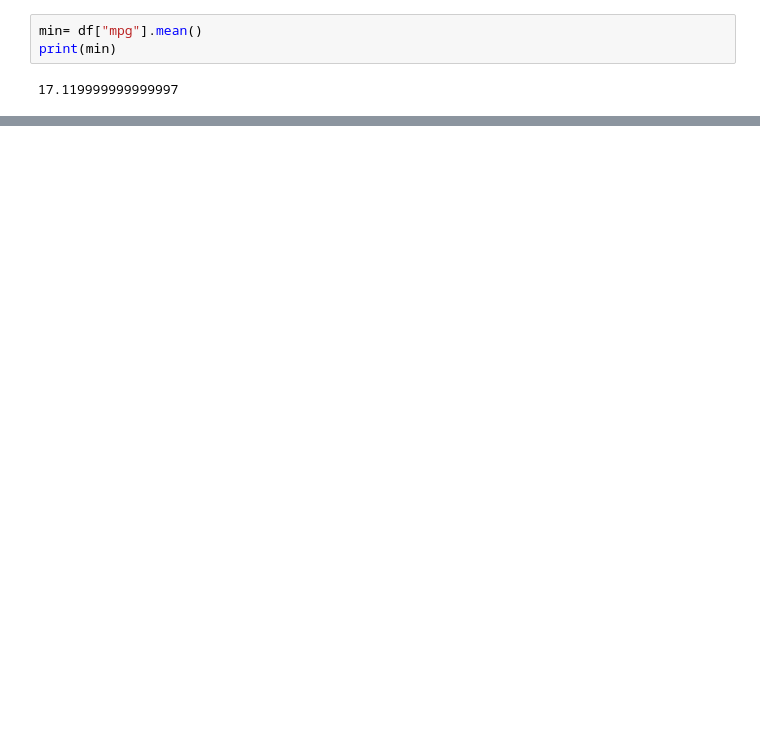
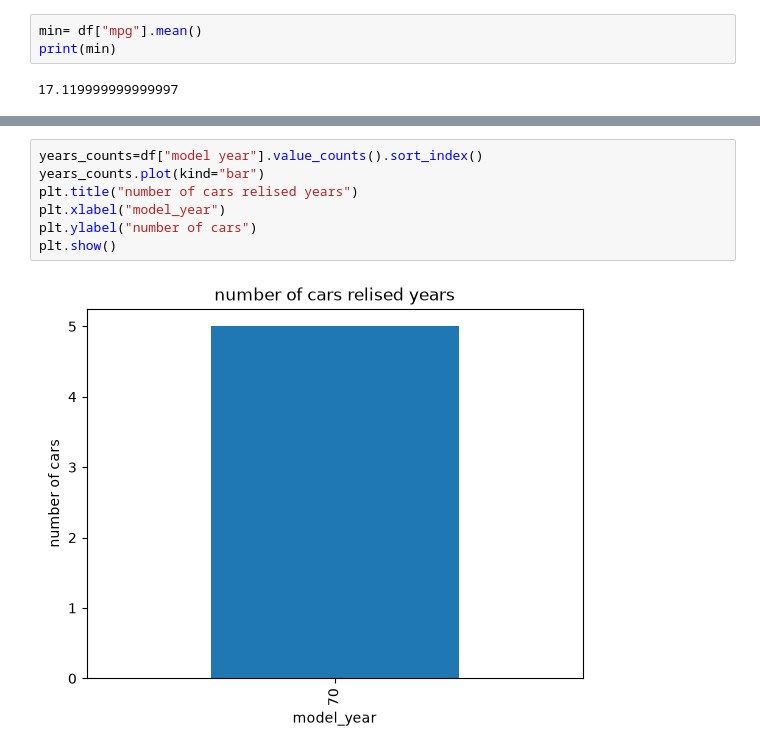
Before and after one commit to inuspendari786/practice, a Jupyter notebook: exp_7.ipynb, the cells around one changed output, grey strips where cells are left out. Drawn from its saved outputs; the diff is of its cells as text; blank space fills up the shorter version.

```diff
--- a/exp_7.ipynb
+++ b/exp_7.ipynb
@@ -48,0 +90,9 @@ print(min)
+# %%
+years_counts=df["model year"].value_counts().sort_index()
+years_counts.plot(kind="bar")
+plt.title("number of cars relised years")
+plt.xlabel("model_year")
+plt.ylabel("number of cars")
+plt.show()
+# %% [output]
+[figure, added]
```
Also changed, not shown: parts of 5 cells of this notebook, 12 other files.
